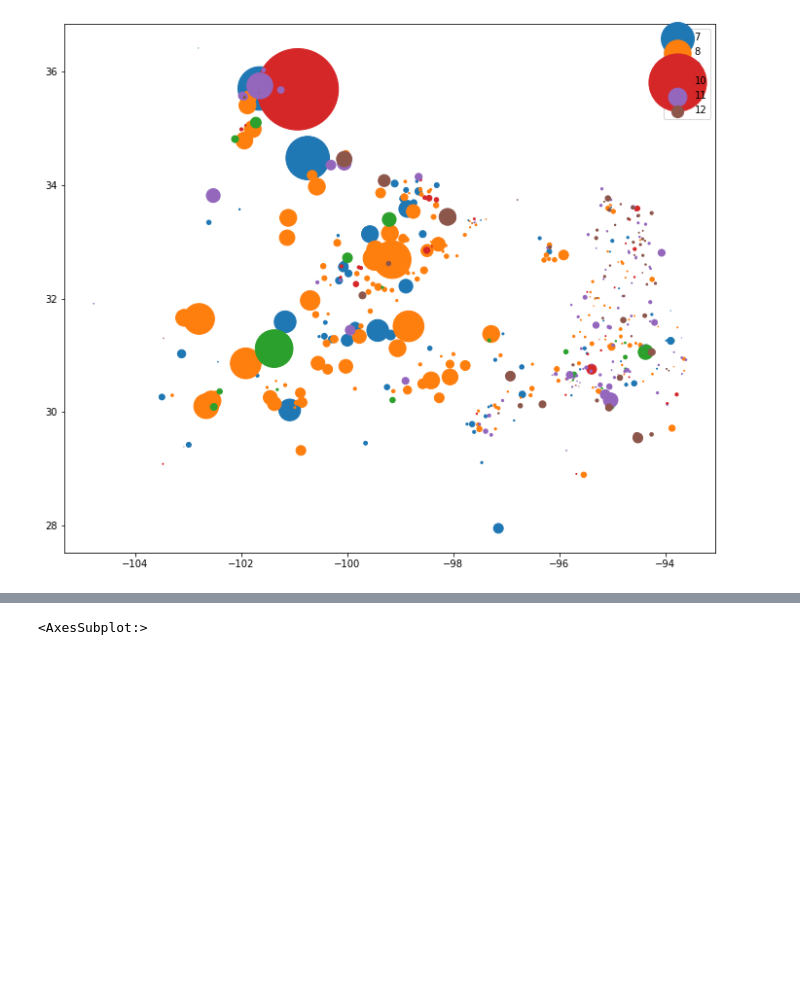
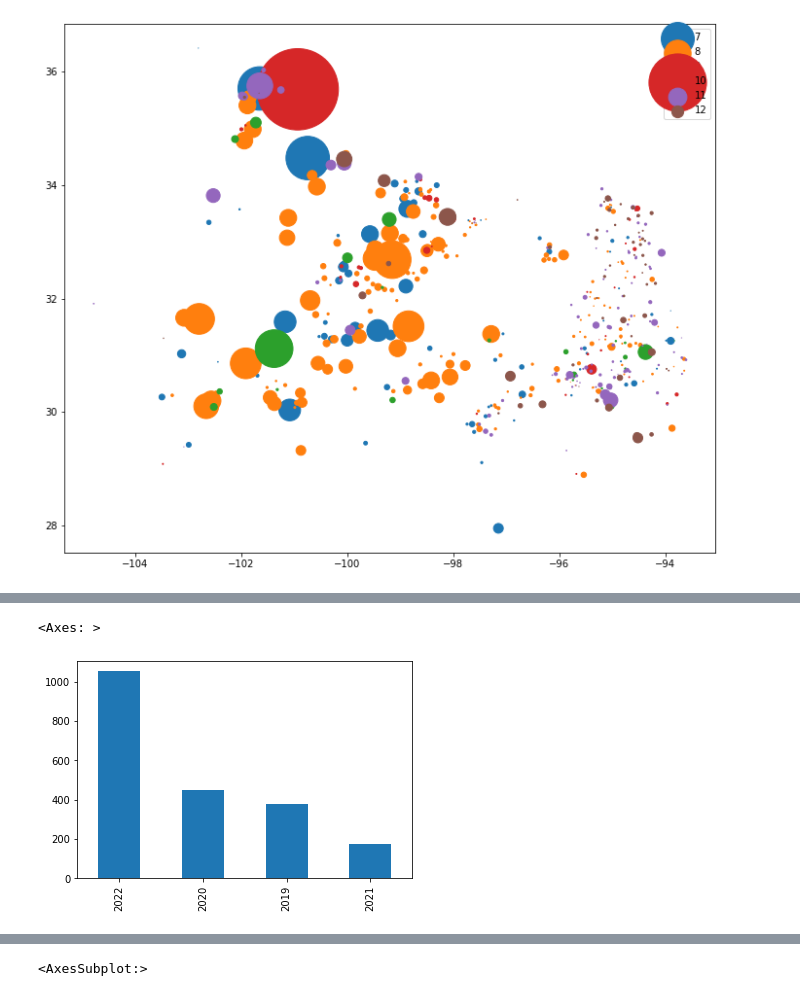
Before and after one commit to ManaswineeB/datanators, a Jupyter notebook: Tushar/TAMIDS_NIFC.ipynb, the cells around one changed output, grey strips where cells are left out. Saved outputs shown, nothing was run; the diff lists cells and outputs as text; code cells hidden in the pictures; blank space fills up the shorter version.

```diff
--- a/Tushar/TAMIDS_NIFC.ipynb
+++ b/Tushar/TAMIDS_NIFC.ipynb
@@ -127,0 +141,5 @@ plt.legend()
+# %%
+dftx[(dftx['FireMonth']<10) & (dftx['FireMonth']>5)]['FireYear'].value_counts().plot(kind = 'bar')
+# %% [output]
+<Axes: >
+[figure, added]
```
Also changed, not shown: parts of 7 cells of this notebook.
